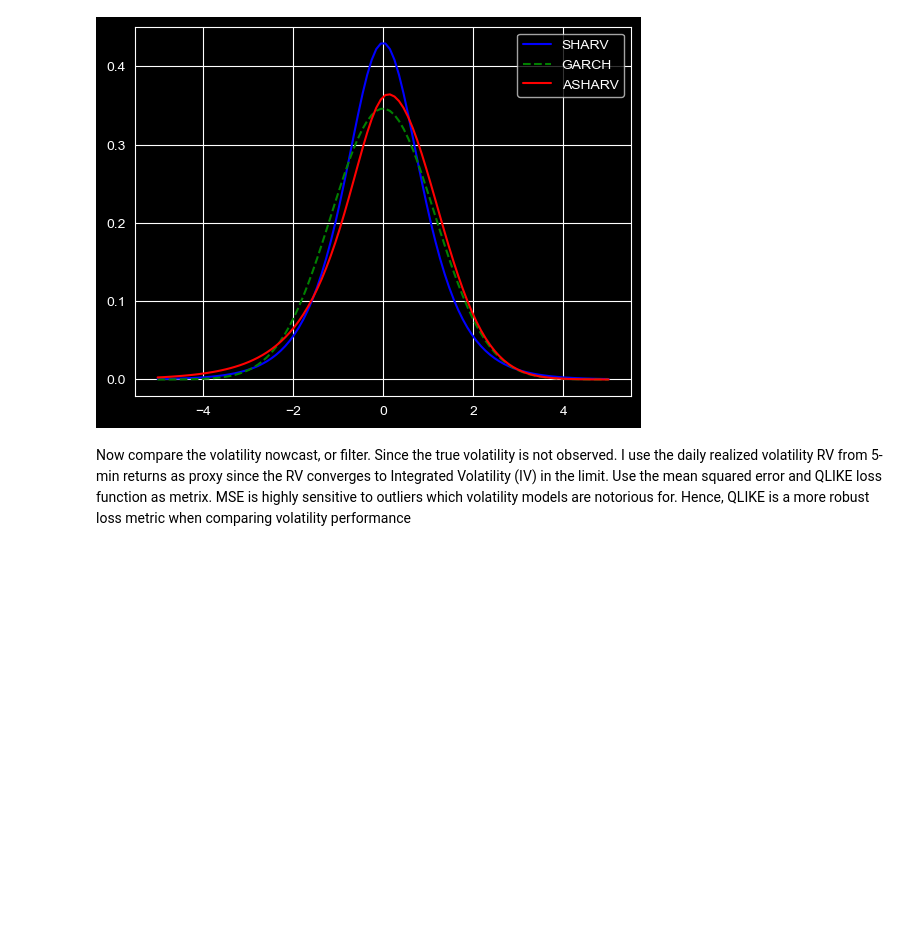
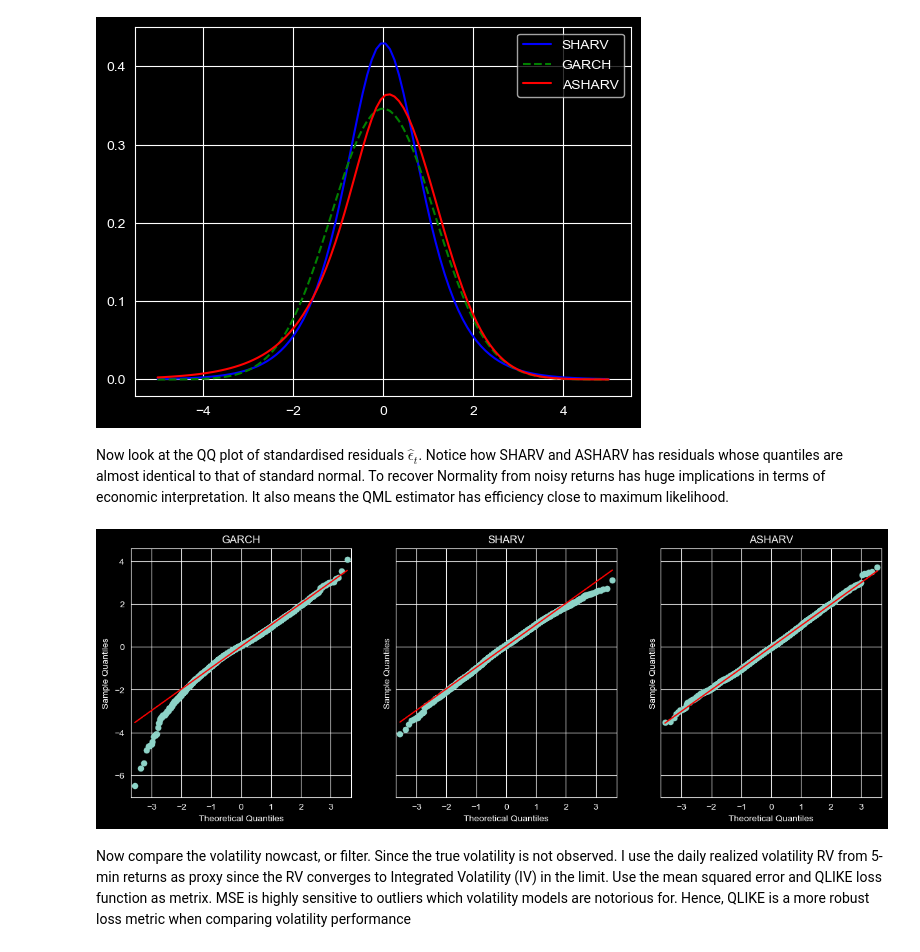
Before and after one commit to yd274/SHARV, a Jupyter notebook: Demo.ipynb, the cells around one changed output. Saved outputs shown, nothing was run; the diff lists cells and outputs as text; code cells hidden in the pictures; blank space fills up the shorter version.

```diff
--- a/Demo.ipynb
+++ b/Demo.ipynb
@@ -89,6 +96,23 @@ plt.legend()
 plt.show()
 # %% [output]
 [figure]
+# %% [markdown]
+Now look at the QQ plot of standardised residuals $\hat{\epsilon}_t$. Notice how SHARV and ASHARV has residuals whose quantiles are almost identical to that of standard normal. To recover Normality from noisy returns has huge implications in terms of economic interpretation. It also means the QML estimator has efficiency close to maximum likelihood.
+# %%
+fig, axes = plt.subplots(1, 3, figsize=(15, 5), sharey=True)
+
+sm.qqplot(garch.std_resid, line='s', ax=axes[0])
+axes[0].set_title("GARCH")
+
+sm.qqplot(pd.Series(sharv_res.filter()['Standardized residuals']['Standardized residuals']), line='s', ax=axes[1])
+axes[1].set_title("SHARV")
+
+sm.qqplot(asharv_res.filter()['Standardized residuals']['Standardized residuals'], line='s', ax=axes[2])
+axes[2].set_title("ASHARV")
+
+plt.show()
+# %% [output]
+[figure, added]
 # %% [markdown]
 Now compare the volatility nowcast, or filter. Since the true volatility is not observed. I use the daily realized volatility RV from 5-min returns as proxy since the RV converges to Integrated Volatility (IV) in the limit. Use the mean squared error and QLIKE loss function as metrix. MSE is highly sensitive to outliers which volatility models are notorious for. Hence, QLIKE is a more robust loss metric when comparing volatility performance
 # %%
```
Also changed, not shown: parts of 6 cells of this notebook, 5 other files.
